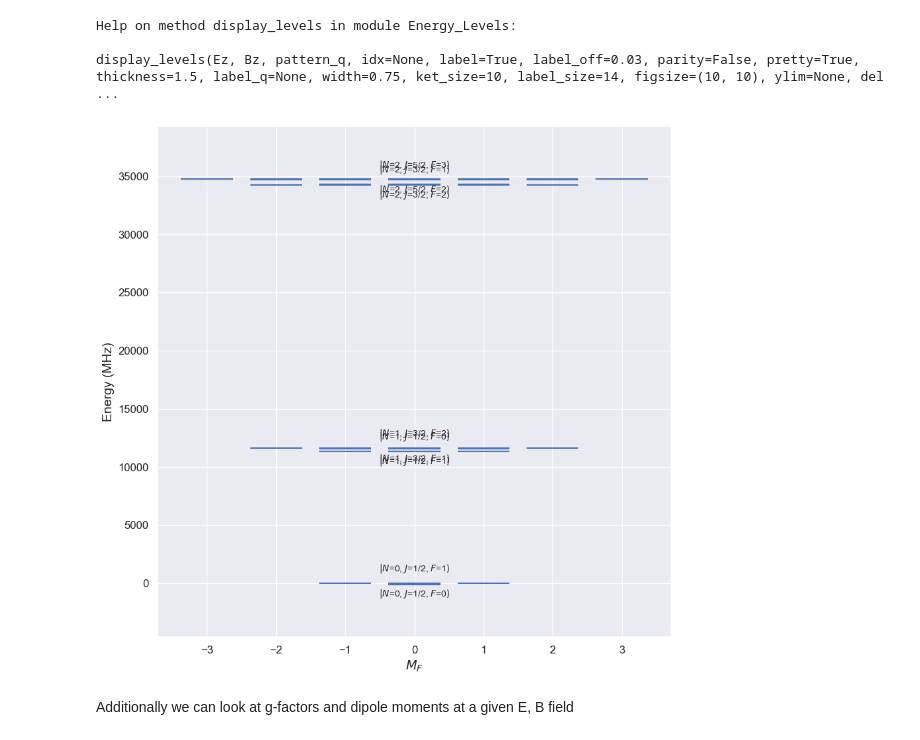
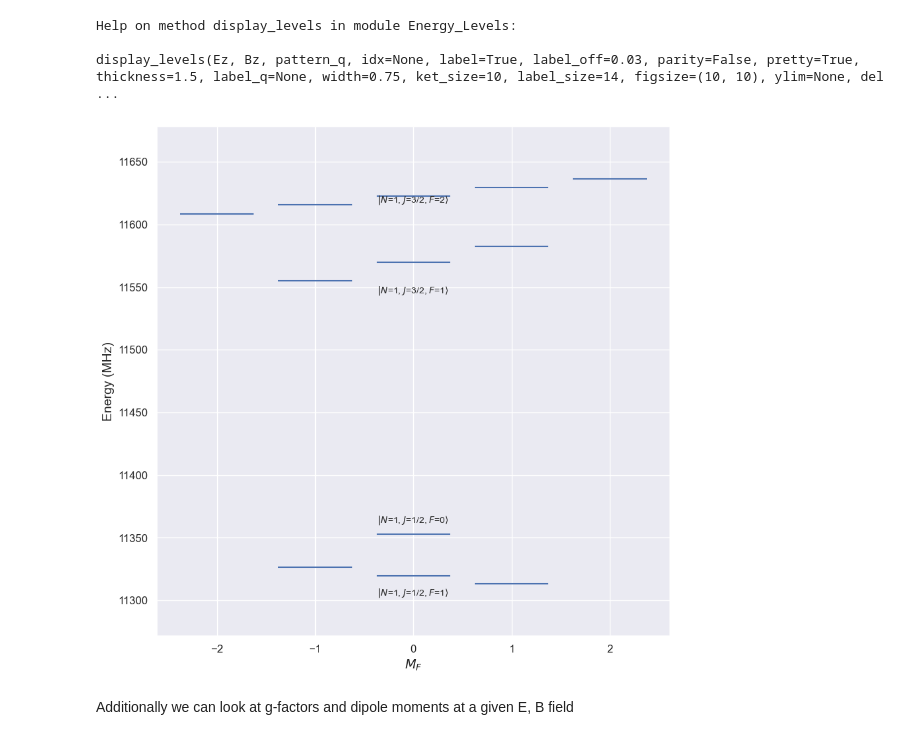
Before and after one commit to arianjad/Molecule-Structure, a Jupyter notebook: Jupyter Notebooks/RaF_Calcs_Tutorial.ipynb, the cells around one changed output. Cells and saved outputs as stored; diff of their text form; code cells hidden in the pictures.

```diff
--- a/Jupyter Notebooks/RaF_Calcs_Tutorial.ipynb
+++ b/Jupyter Notebooks/RaF_Calcs_Tutorial.ipynb
@@ -33,7 +30,7 @@ X0 = MoleculeLevels.initialize_state(
         # Electronic state label, e.g. 'X', 'A', etc
     vib_state = 0,
         # Vibrational state label, can be either integer or '000', '010', etc.
-    N_list = [0,1,2],
+    N_list = [0,1,2,3],
         # List of rotational states to consider.
     fermion_or_boson = 'boson',
         # Is the total F integer or half-integer?
@@ -333,9 +391,9 @@ Help on method display_levels in module Energy_Levels:
 
 display_levels(Ez, Bz, pattern_q, idx=None, label=True, label_off=0.03, parity=False, pretty=True, thickness=1.5, label_q=None, width=0.75, ket_size=10, label_size=14, figsize=(10, 10), ylim=None, del ...
 # %%
-X0.display_levels(0,1e-8,'F',label_q=[q for q in X0.q_str if q!='K'],alt_label=True);
+X0.display_levels(0,10,'F',idx = X0.select_q({'N':1}),label_q=[q for q in X0.q_str if q!='K'],alt_label=True);
 # %% [output]
-[figure, old version]
+[figure, new version]
 # %% [markdown]
 Additionally we can look at g-factors and dipole moments at a given E, B field
 # %%
```
Also changed, not shown: parts of 29 cells of this notebook, 2 other files.
